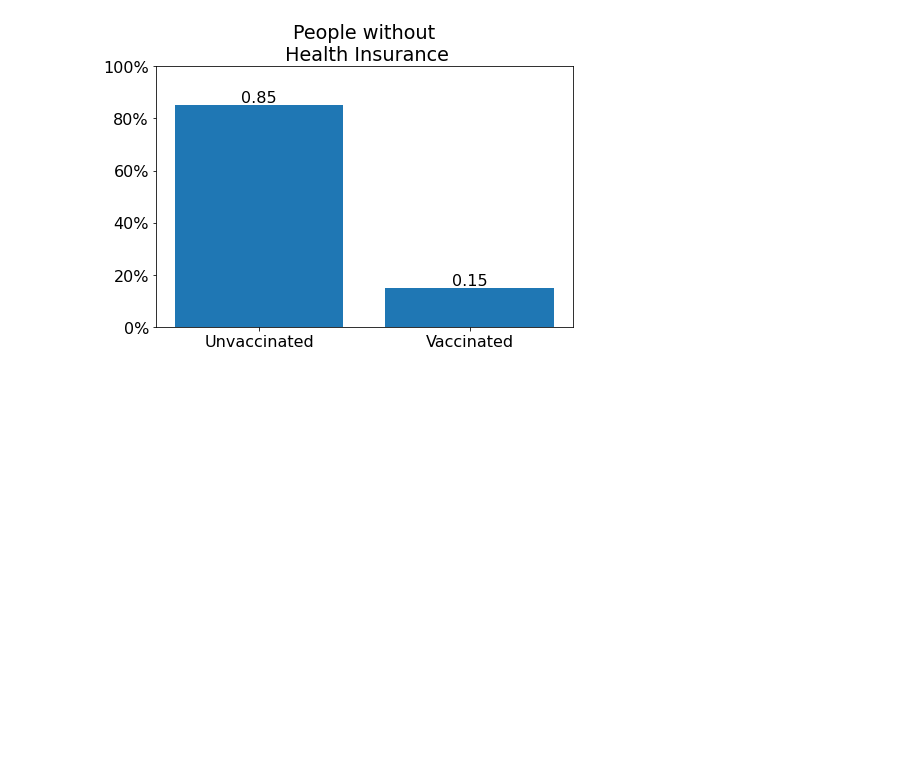
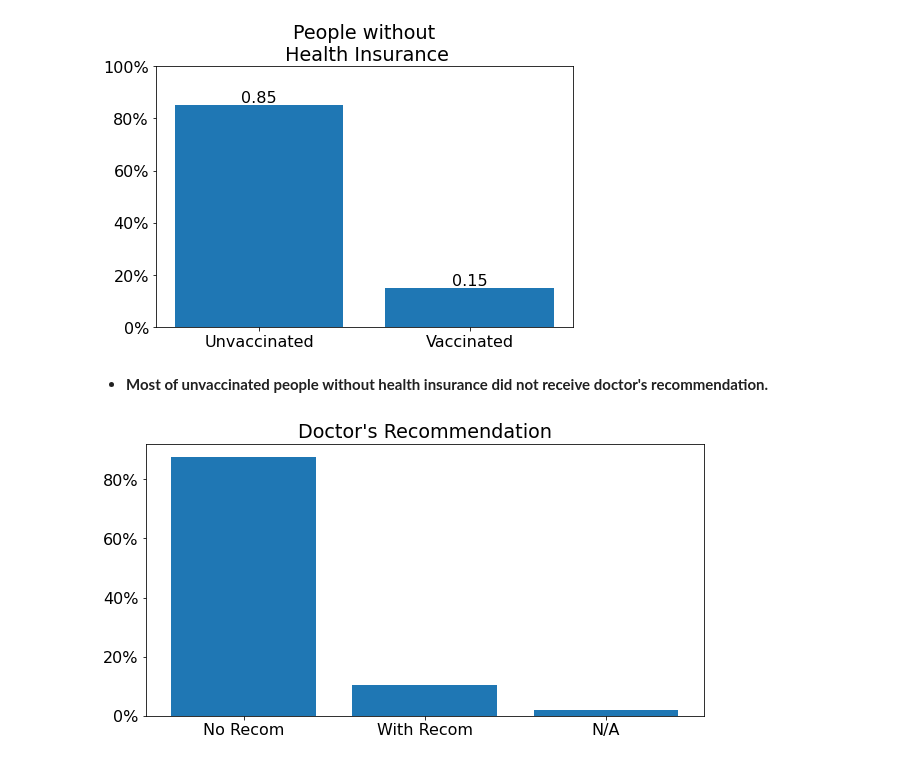
Before and after one commit to ddjh20482/vaccination_analysis, a Jupyter notebook: Vaccination_Analysis.ipynb, the cells around one changed output. Cells and saved outputs as stored; diff of their text form; code cells hidden in the pictures; blank space fills up the shorter version.

```diff
--- a/Vaccination_Analysis.ipynb
+++ b/Vaccination_Analysis.ipynb
@@ -304,6 +336,26 @@ title = "People without\n Health Insurance"
 viz.result(data, title)
 # %% [output]
 [figure]
+# %% [markdown]
+- **Most of unvaccinated people without health insurance did not receive doctor's recommendation.**
+# %%
+# Graph of doctor's recommendation from people with no vaccine and no health insurance
+
+opinion_not_5 = all_data.doctor_recc_h1n1.loc[(all_data['health_insurance'] == 0)
+                                            & (all_data['h1n1_vaccine'] == 0)]
+
+count = opinion_not_5.value_counts(normalize = True)
+value = [i for i in count.sort_index()]
+index = [i for i in count.sort_index().index]
+
+fig, ax = plt.subplots(figsize=(10,5))
+ax.bar(index, value)
+ax.set_title("Doctor's Recommendation")
+ax.yaxis.set_major_formatter('{x:.0%}')
+plt.xticks(np.arange(3), ['No Recom', 'With Recom', 'N/A'])
+plt.show()
+# %% [output]
+[figure, added]
 # %% [markdown]
 # Conclusions
 - **People without a response to a doctor's recommendation question have the lowest vaccination rate.**
```
Also changed, not shown: parts of 11 cells of this notebook.
